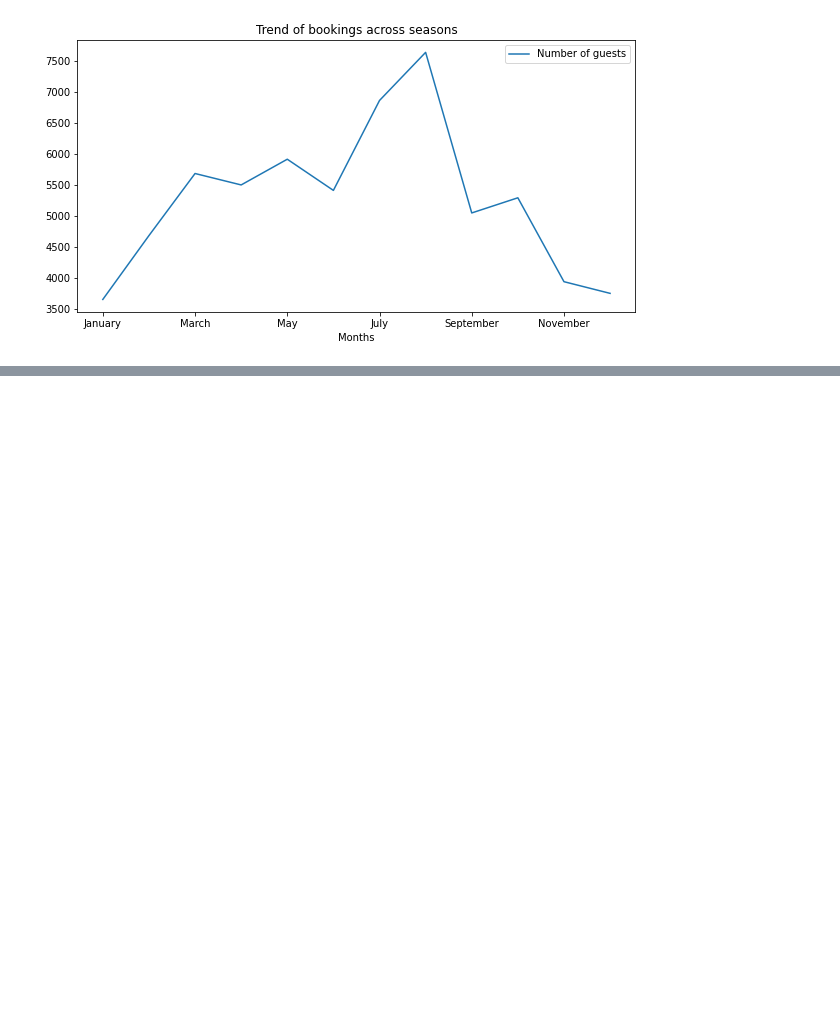
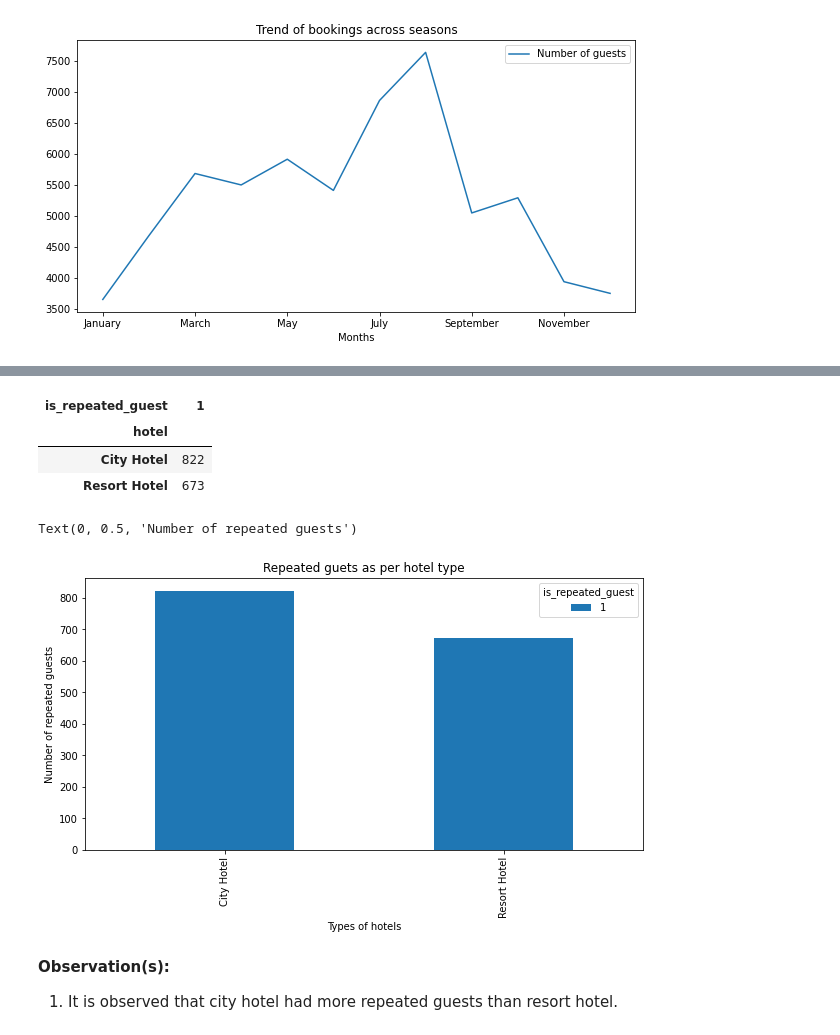
Before and after one commit to shubhro-jyoti/Hotel-Booking-analysis, a Jupyter notebook: Shubhro_Jyoti_Das_Copy_of_Hotel_Booking_Analysis_Capstone_Project.ipynb, the cells around one changed output, grey strips where cells are left out. Saved outputs shown, nothing was run; the diff lists cells and outputs as text; code cells hidden in the pictures; blank space fills up the shorter version.

```diff
--- a/Shubhro_Jyoti_Das_Copy_of_Hotel_Booking_Analysis_Capstone_Project.ipynb
+++ b/Shubhro_Jyoti_Das_Copy_of_Hotel_Booking_Analysis_Capstone_Project.ipynb
@@ -350,0 +378,24 @@ Text(0.5, 1.0, 'Trend of bookings across seasons')
+# %%
+# creating dataframe for repeated guests as per hotel type
+df = df.loc[df['is_repeated_guest']!=0]
+repeated_guests = df.groupby(['hotel'])['is_repeated_guest'].value_counts().unstack()
+# %%
+#print the dataframe
+repeated_guests
+# %% [output]
+| is_repeated_guest | 1 |
+| hotel |  |
+| City Hotel | 822 |
+| Resort Hotel | 673 |
+# %%
+# plotting bar graph for the above dataframe of repeated guests and hotels
+repeated_guests.plot(kind='bar')
+plt.title('Repeated guets as per hotel type')
+plt.xlabel('Types of hotels')
+plt.ylabel('Number of repeated guests')
+# %% [output]
+Text(0, 0.5, 'Number of repeated guests')
+[figure, added]
+# %% [markdown]
+**Observation(s):**
+1. It is observed that city hotel had more repeated guests than resort hotel.
```
Also changed, not shown: parts of 10 cells of this notebook.
